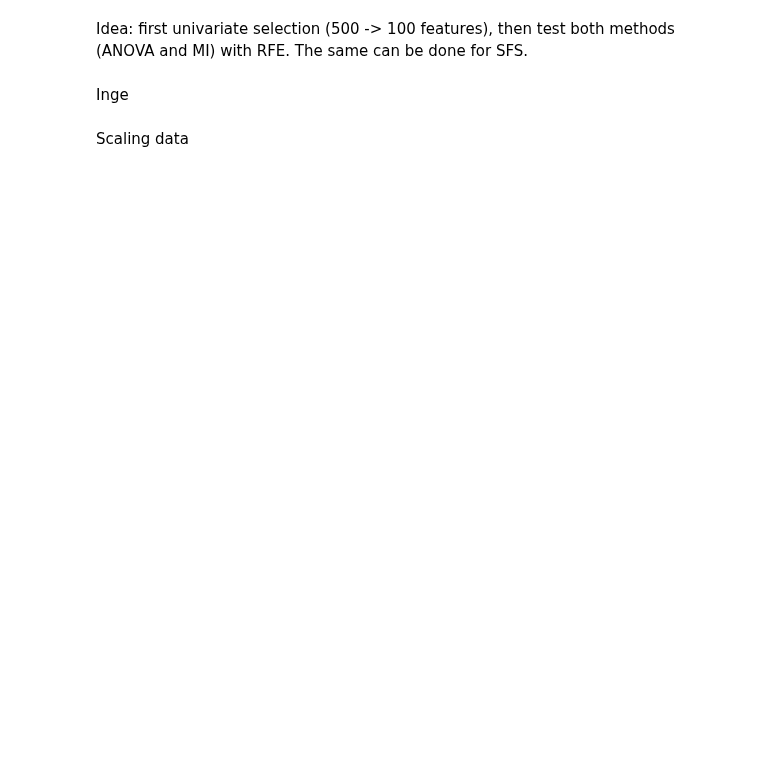
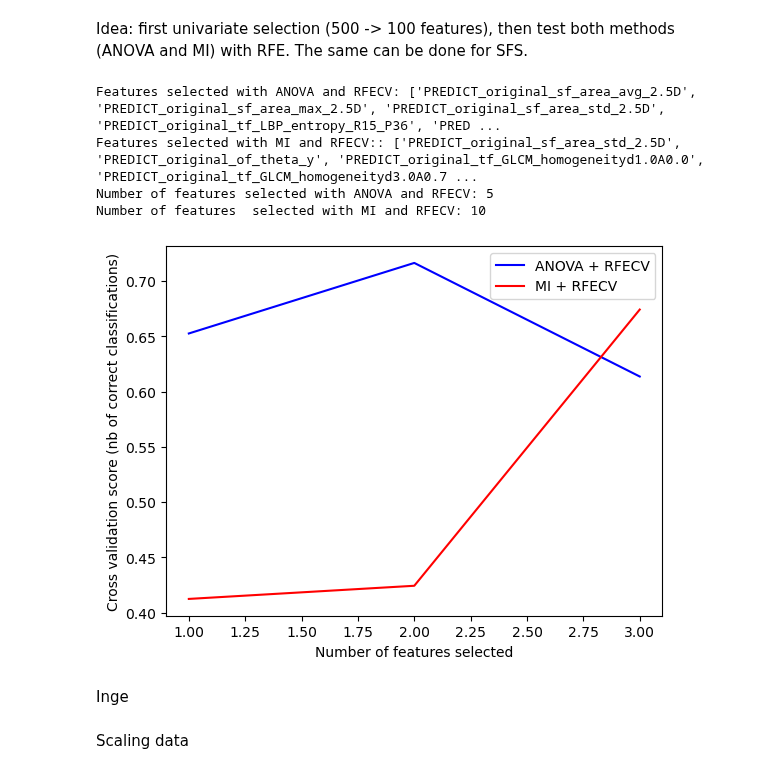
Before and after one commit to zvanraak/TM10007-machine-learning-2025-group-5, a Jupyter notebook: assignment.ipynb, the cells around one changed output. Saved outputs shown, nothing was run; the diff lists cells and outputs as text; code cells hidden in the pictures; blank space fills up the shorter version.

```diff
--- a/assignment.ipynb
+++ b/assignment.ipynb
@@ -366,51 +407,28 @@ Idea: first univariate selection (500 -> 100 features), then test both methods (
 # %%
-# Further Feature Selection with RFE
-
-# import modules
-from sklearn import feature_selection
-from sklearn.linear_model import LogisticRegression
-from sklearn.model_selection import StratifiedKFold
-import matplotlib.pyplot as plt
-from sklearn import svm
-
-# calling the classifier (SVM model or linear regression) for the feature selection
-svc = svm.SVC(kernel="linear")
-# clf = LogisticRegression(max_iter=500, random_state=42)
-
-cv = model_selection.StratifiedKFold(n_splits=2, shuffle=True, random_state=42)
-
-# RFECV feature selection and fitting
-rfecv_anova = feature_selection.RFECV(estimator=svc,
-                                      step=5,
-                                      cv=cv,
-                                      scoring='roc_auc')
-
-rfecv_mi = feature_selection.RFECV(estimator=svc,
-                                   step=5,
-                                   cv=cv,
-                                   scoring='roc_auc')
-
-rfecv_anova.fit(X_filtered_anova, y_train)
-rfecv_mi.fit(X_filtered_mi, y_train)
-
 # print selected feature names and the number of features selected
-selected_features_anova = X_train.columns[rfecv_anova.support_]
-selected_features_mi = X_train.columns[rfecv_mi.support_]
+selected_features_anova = anova_features[rfecv_anova.support_]
+selected_features_mi = mi_features[rfecv_mi.support_]
 
 print("Features selected with ANOVA and RFECV:", list(selected_features_anova))
 print("Features selected with MI and RFECV::", list(selected_features_mi))
 
 print("Number of features selected with ANOVA and RFECV:", sum(rfecv_anova.support_))
 print("Number of features  selected with MI and RFECV:", sum(rfecv_mi.support_))
 
 # plot the number of features vs. accuracy
 plt.figure()
 plt.xlabel("Number of features selected")
 plt.ylabel("Cross validation score (nb of correct classifications)")
 plt.plot(range(1, len(rfecv_anova.cv_results_["mean_test_score"]) + 1), rfecv_anova.cv_results_["mean_test_score"], label="ANOVA + RFECV", color="blue")
 plt.plot(range(1, len(rfecv_mi.cv_results_["mean_test_score"]) + 1), rfecv_mi.cv_results_["mean_test_score"], label="MI + RFECV", color="red")
 plt.legend()
 plt.show()
+# %% [output]
+Features selected with ANOVA and RFECV: ['PREDICT_original_sf_area_avg_2.5D', 'PREDICT_original_sf_area_max_2.5D', 'PREDICT_original_sf_area_std_2.5D', 'PREDICT_original_tf_LBP_entropy_R15_P36', 'PRED ...
+Features selected with MI and RFECV:: ['PREDICT_original_sf_area_std_2.5D', 'PREDICT_original_of_theta_y', 'PREDICT_original_tf_GLCM_homogeneityd1.0A0.0', 'PREDICT_original_tf_GLCM_homogeneityd3.0A0.7 ...
+Number of features selected with ANOVA and RFECV: 5
+Number of features  selected with MI and RFECV: 10
+[figure, added]
 # %% [markdown]
 Inge
 # %% [markdown]
```
Also changed, not shown: parts of 2 cells of this notebook.
